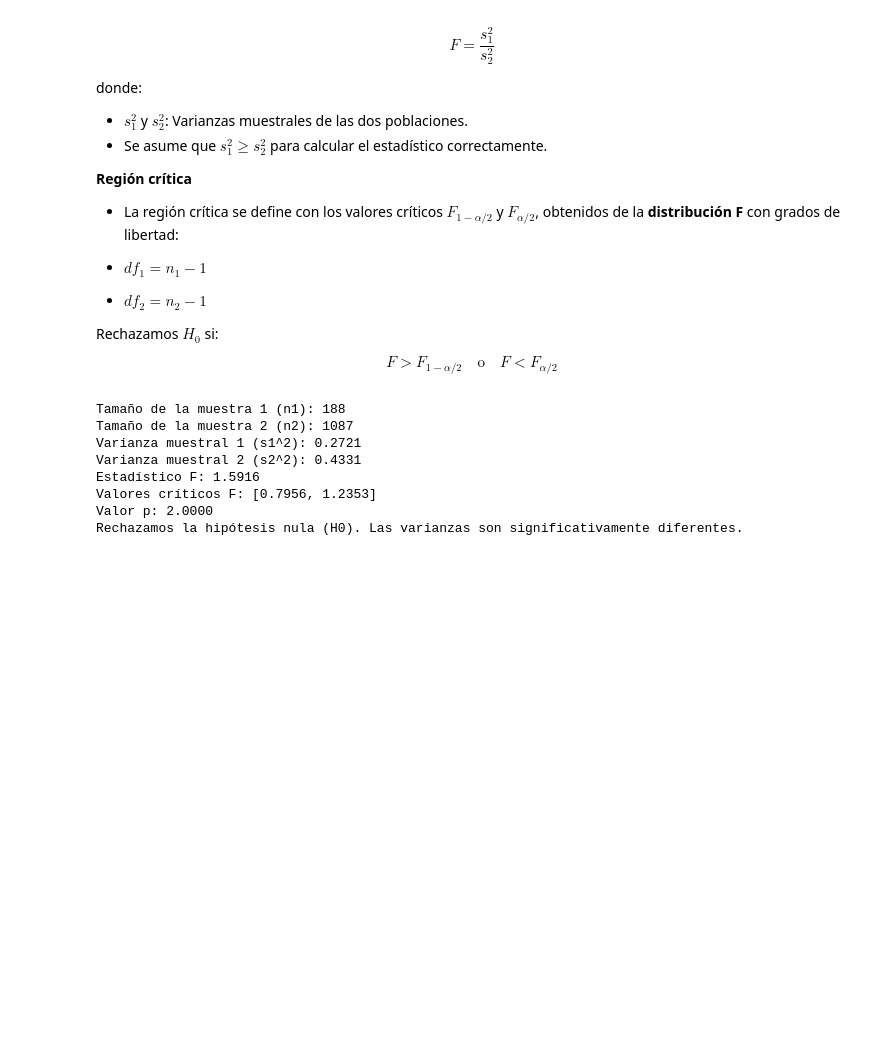
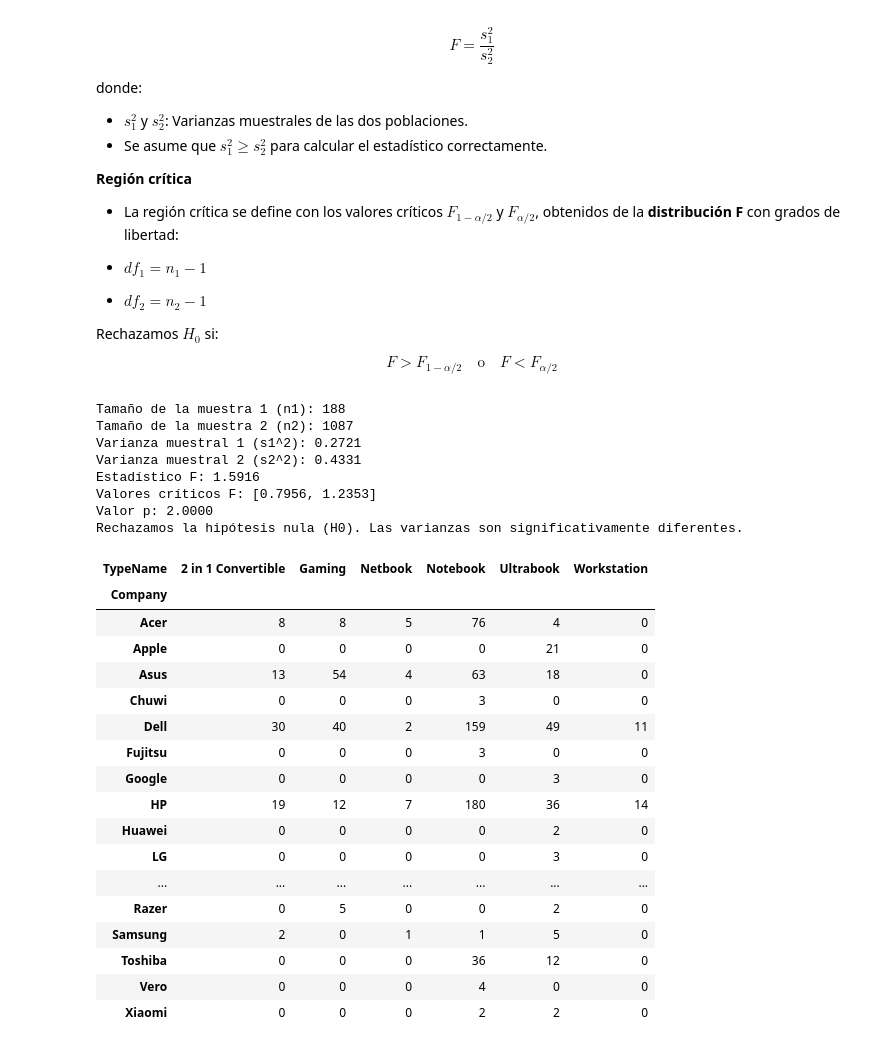
Before and after one commit to gaboCiber/A-statistical-analisis-of-Laptop-Prices, a Jupyter notebook: laptop_prices.ipynb, the cells around one changed output. Drawn from its saved outputs; the diff is of its cells as text; code cells hidden in the pictures; blank space fills up the shorter version.

```diff
--- a/laptop_prices.ipynb
+++ b/laptop_prices.ipynb
@@ -1105,3 +1103,28 @@ Estadístico F: 1.5916
 Valores críticos F: [0.7956, 1.2353]
 Valor p: 2.0000
 Rechazamos la hipótesis nula (H0). Las varianzas son significativamente diferentes.
+# %%
+# Crear una tabla de contingencia entre 'Company' y 'TypeName'
+contingency_table = pd.crosstab(laptop_data['Company'], laptop_data['TypeName'])
+
+# Mostrar la tabla de contingencia
+contingency_table
+# %% [output]
+| TypeName | 2 in 1 Convertible | Gaming | Netbook | Notebook | Ultrabook | Workstation |
+| Company |  |  |  |  |  |  |
+| Acer | 8 | 8 | 5 | 76 | 4 | 0 |
+| Apple | 0 | 0 | 0 | 0 | 21 | 0 |
+| Asus | 13 | 54 | 4 | 63 | 18 | 0 |
+| Chuwi | 0 | 0 | 0 | 3 | 0 | 0 |
+| Dell | 30 | 40 | 2 | 159 | 49 | 11 |
+| Fujitsu | 0 | 0 | 0 | 3 | 0 | 0 |
+| Google | 0 | 0 | 0 | 0 | 3 | 0 |
+| HP | 19 | 12 | 7 | 180 | 36 | 14 |
+| Huawei | 0 | 0 | 0 | 0 | 2 | 0 |
+| LG | 0 | 0 | 0 | 0 | 3 | 0 |
+| ... | ... | ... | ... | ... | ... | ... |
+| Razer | 0 | 5 | 0 | 0 | 2 | 0 |
+| Samsung | 2 | 0 | 1 | 1 | 5 | 0 |
+| Toshiba | 0 | 0 | 0 | 36 | 12 | 0 |
+| Vero | 0 | 0 | 0 | 4 | 0 | 0 |
+| Xiaomi | 0 | 0 | 0 | 2 | 2 | 0 |
```
Also changed, not shown: parts of 18 cells of this notebook.
